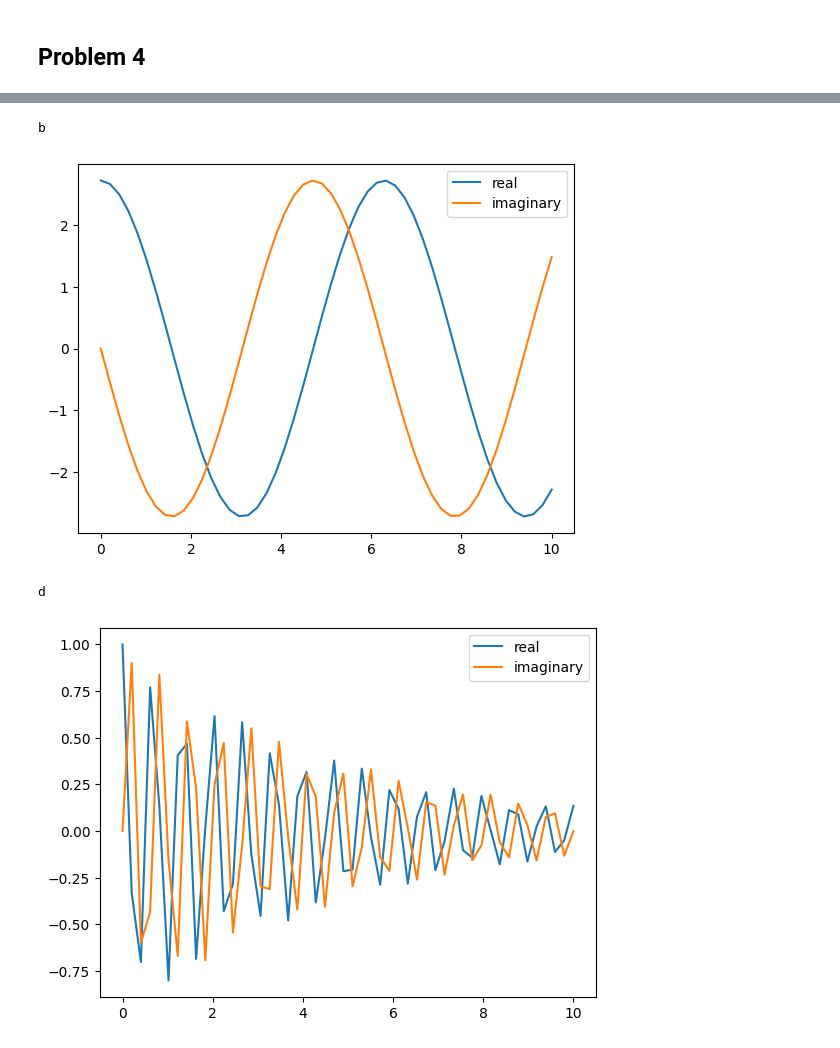
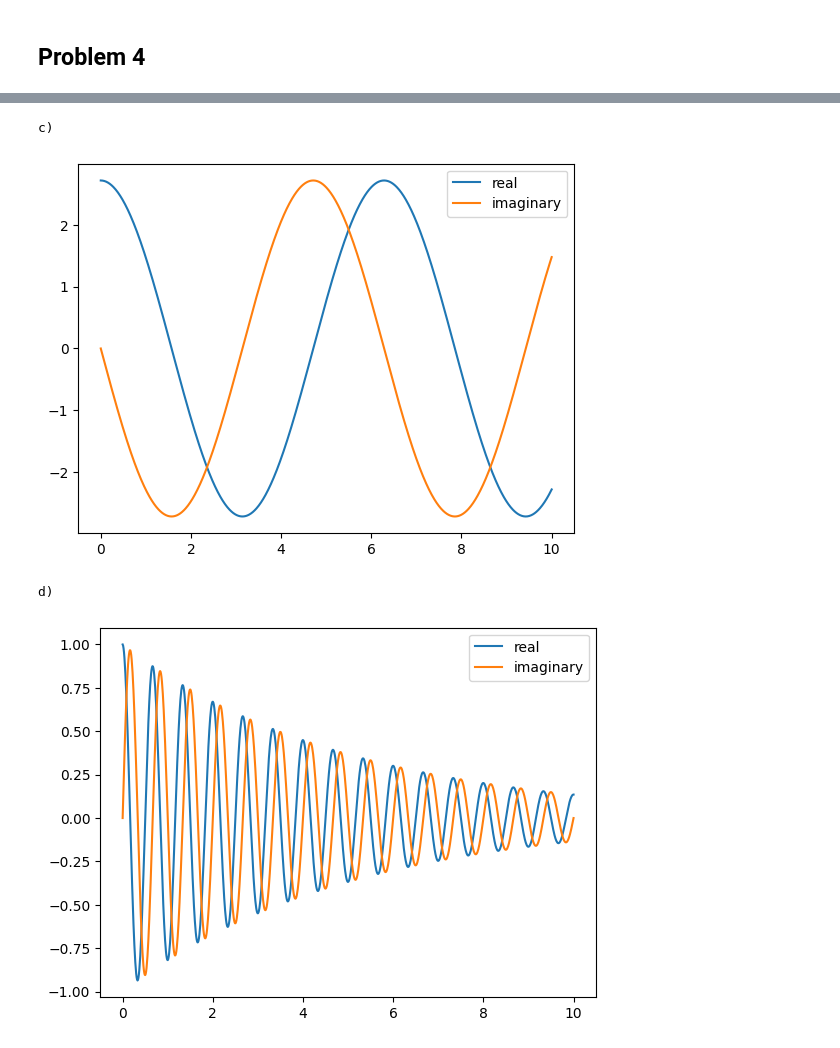
Before and after one commit to michaelhotchkiss/Applied-Mathematics, a Jupyter notebook: HW 1.ipynb, the cells around one changed output, grey strips where cells are left out. Cells and saved outputs as stored; diff of their text form; code cells hidden in the pictures.

```diff
--- a/HW 1.ipynb
+++ b/HW 1.ipynb
@@ -183,8 +183,8 @@ b
 import matplotlib.pyplot as plt
 import numpy as np
 
-times = np.linspace(0,10)
-print('c')
+times = np.linspace(0,10,1000)
+print('c)')
 real = np.cos(times) * np.exp(1)
 imaginary = -np.sin(times) * np.exp(1)
 plt.plot(times,real)
@@ -192,21 +192,21 @@ plt.plot(times,imaginary)
 plt.legend(['real', 'imaginary'])
 plt.show()
 # %% [output]
-b
+c)
 [figure]
 # %%
 import matplotlib.pyplot as plt
 import numpy as np
 
-times = np.linspace(0,10)
-print('d')
+times = np.linspace(0,10,1000)
+print('d)')
 
 real = np.cos(3 * np.pi * times) * np.exp(-.2 * times)
 imaginary = np.sin(3 * np.pi * times) * np.exp(-.2 * times)
 plt.plot(times,real)
 plt.plot(times,imaginary)
 plt.legend(['real', 'imaginary'])
 plt.show()
 # %% [output]
-d
+d)
-[figure, old version]
+[figure, new version]
```
Also changed, not shown: parts of 5 cells of this notebook.
